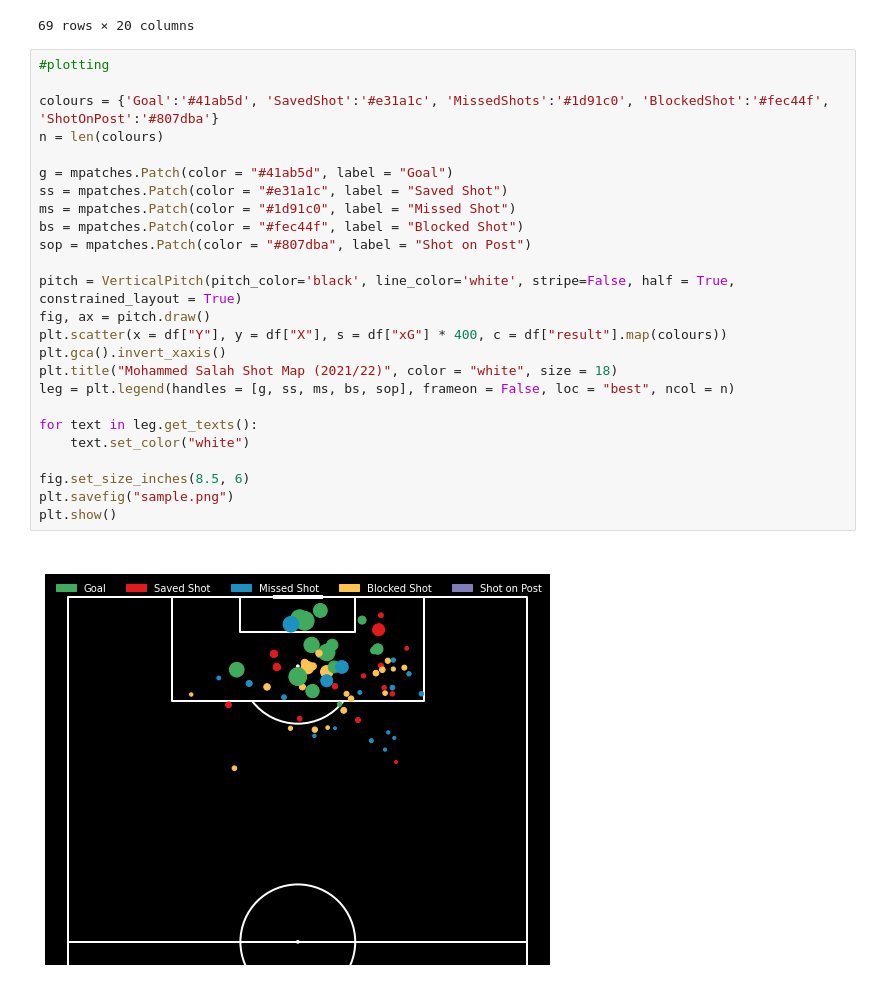
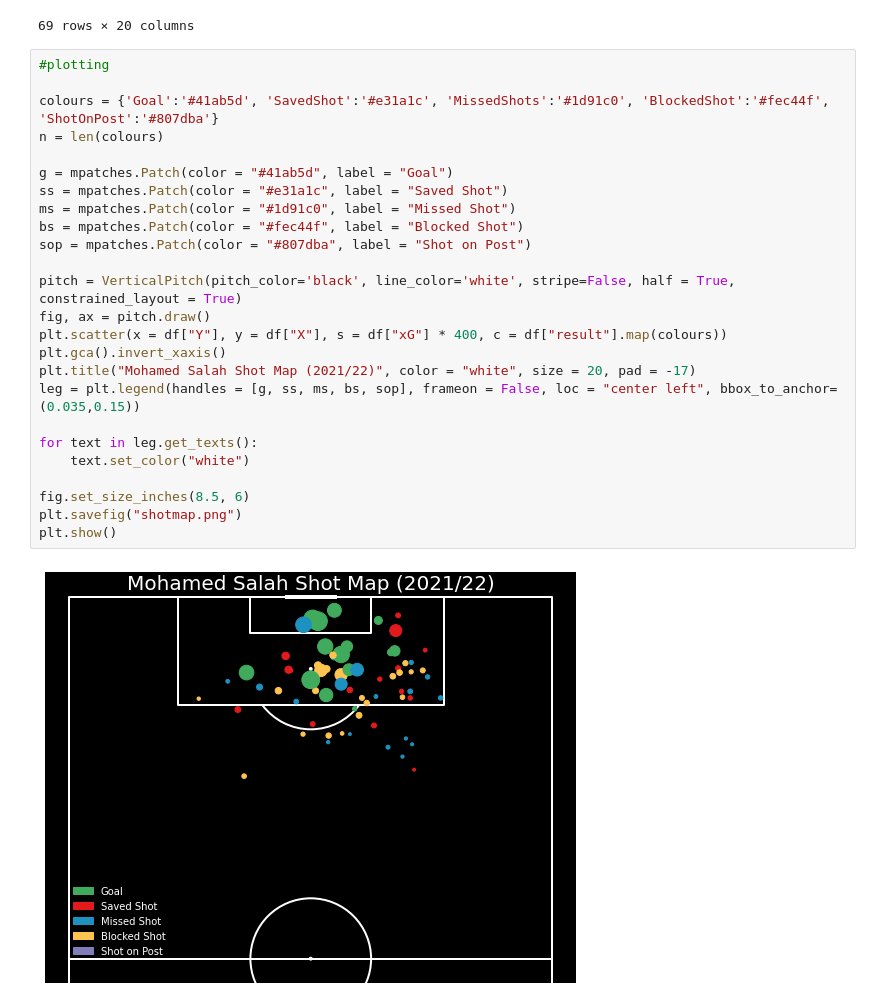
Before and after one commit to harshkrishna17/matplotlib-code, a Jupyter notebook: ShotMap.ipynb, the cells around one changed output. Drawn from its saved outputs; the diff is of its cells as text.

Commit message:
shotmap

```diff
--- a/ShotMap.ipynb
+++ b/ShotMap.ipynb
@@ -68,27 +68,27 @@ df
 # %%
 #plotting
 
 colours = {'Goal':'#41ab5d', 'SavedShot':'#e31a1c', 'MissedShots':'#1d91c0', 'BlockedShot':'#fec44f', 'ShotOnPost':'#807dba'}
 n = len(colours)
 
 g = mpatches.Patch(color = "#41ab5d", label = "Goal")
 ss = mpatches.Patch(color = "#e31a1c", label = "Saved Shot")
 ms = mpatches.Patch(color = "#1d91c0", label = "Missed Shot")
 bs = mpatches.Patch(color = "#fec44f", label = "Blocked Shot")
 sop = mpatches.Patch(color = "#807dba", label = "Shot on Post")
 
 pitch = VerticalPitch(pitch_color='black', line_color='white', stripe=False, half = True, constrained_layout = True)
 fig, ax = pitch.draw()
 plt.scatter(x = df["Y"], y = df["X"], s = df["xG"] * 400, c = df["result"].map(colours))
 plt.gca().invert_xaxis()
-plt.title("Mohammed Salah Shot Map (2021/22)", color = "white", size = 18)
-leg = plt.legend(handles = [g, ss, ms, bs, sop], frameon = False, loc = "best", ncol = n)
+plt.title("Mohamed Salah Shot Map (2021/22)", color = "white", size = 20, pad = -17)
+leg = plt.legend(handles = [g, ss, ms, bs, sop], frameon = False, loc = "center left", bbox_to_anchor=(0.035,0.15))
 
 for text in leg.get_texts():
     text.set_color("white")
 
 fig.set_size_inches(8.5, 6)
-plt.savefig("sample.png")
+plt.savefig("shotmap.png")
 plt.show()
 # %% [output]
-[figure, old version]
+[figure, new version]
```
